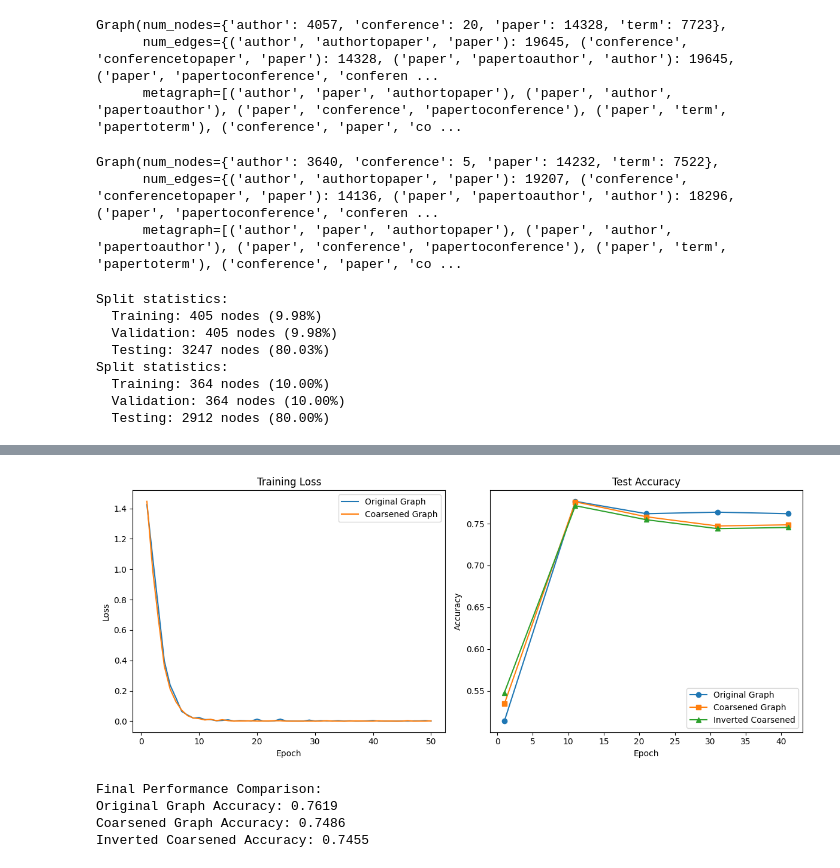
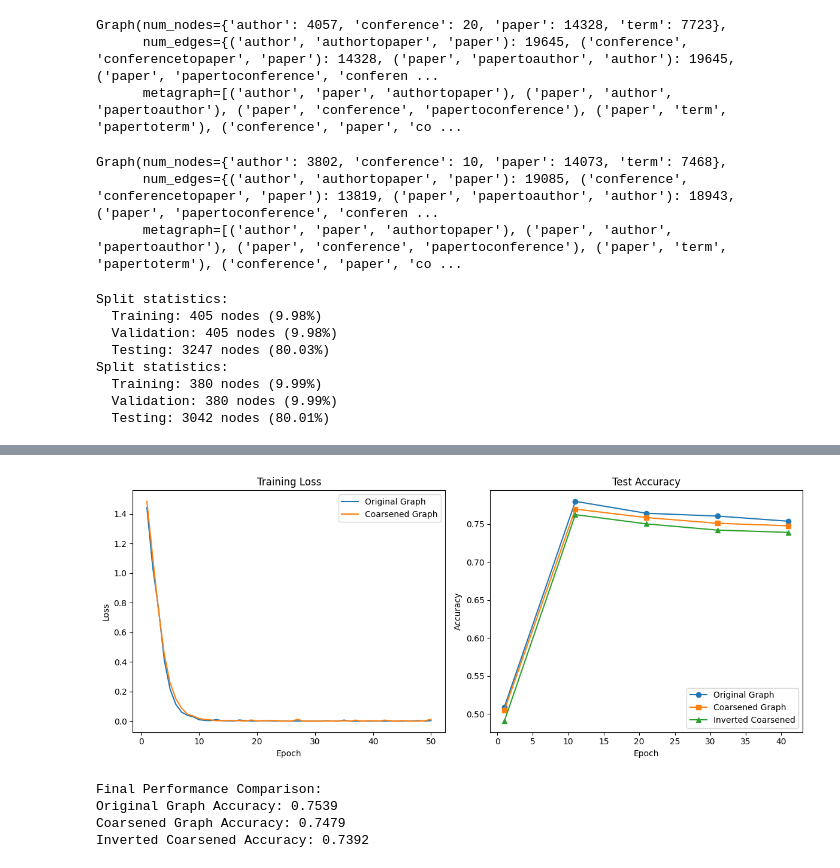
Before and after one commit to Robino-CK/convolution-matching, a Jupyter notebook: tests_dblp.ipynb, the cells around one changed output, grey strips where cells are left out. Cells and saved outputs as stored; diff of their text form; code cells hidden in the pictures.

Commit message:
added merge graph with caching

```diff
--- a/tests_dblp.ipynb
+++ b/tests_dblp.ipynb
@@ -8,23 +8,3 @@ import torch
 from test_data_converter import dgl_to_pyg_input
 # %% [output]
 WARNING:root:The OGB package is out of date. Your version is 1.3.4, while the latest version is 1.3.6.
-# %%
-
-dataset = DBLP()
-original_graph = dataset.load_graph()
-
-coarsener = HeteroCoarsener(None,original_graph, 0.5)
-
-H = coarsener._create_h_spatial_rgcn(original_graph)
-coarsener._init_merge_graph(coarsener._costs_of_merges(coarsener._candidaes_over_all(coarsener._init_costs_rgcn(H)), H))
-candidates = coarsener._find_lowest_cost_edges()
-
-
-for i in range(3):
-    for key, value in candidates.items():
-        coarsener.coarsened_graph,_ = coarsener._merge_nodes(coarsener.coarsened_graph, key, value)
-
-        coarsener.merge_graphs[key],_ = coarsener._merge_merge_nodes(coarsener.merge_graphs[key], value)
-    candidates = coarsener._neighbors_as_candidates()
-    cost_dict = coarsener._costs_of_merges(candidates, H)
-print(coarsener.coarsened_graph)
@@ -58,0 +11,7 @@ AssertionError: The input nids 3769 is out of the range [0:3769)
+# %%
+
+dataset = DBLP()
+original_graph = dataset.load_graph()
+
+coarsener = HeteroCoarsener(None,original_graph, 0.5)
+merge_graph, mapping = coarsener.summarize4()
@@ -65,8 +77,8 @@ Graph(num_nodes={'author': 4057, 'conference': 20, 'paper': 14328, 'term': 7723}
 # %%
 merge_graph
 # %% [output]
-Graph(num_nodes={'author': 3640, 'conference': 5, 'paper': 14232, 'term': 7522},
-      num_edges={('author', 'authortopaper', 'paper'): 19207, ('conference', 'conferencetopaper', 'paper'): 14136, ('paper', 'papertoauthor', 'author'): 18296, ('paper', 'papertoconference', 'conferen ...
+Graph(num_nodes={'author': 3802, 'conference': 10, 'paper': 14073, 'term': 7468},
+      num_edges={('author', 'authortopaper', 'paper'): 19085, ('conference', 'conferencetopaper', 'paper'): 13819, ('paper', 'papertoauthor', 'author'): 18943, ('paper', 'papertoconference', 'conferen ...
       metagraph=[('author', 'paper', 'authortopaper'), ('paper', 'author', 'papertoauthor'), ('paper', 'conference', 'papertoconference'), ('paper', 'term', 'papertoterm'), ('conference', 'paper', 'co ...
 # %%
 original_data, o_x_dict, o_edge_index_dict, o_node_types, o_edge_types = dgl_to_pyg_input(original_graph)
@@ -148,9 +160,9 @@ Split statistics:
   Validation: 405 nodes (9.98%)
   Testing: 3247 nodes (80.03%)
 Split statistics:
-  Training: 364 nodes (10.00%)
-  Validation: 364 nodes (10.00%)
-  Testing: 2912 nodes (80.00%)
+  Training: 380 nodes (9.99%)
+  Validation: 380 nodes (9.99%)
+  Testing: 3042 nodes (80.01%)
 # %%
 # Import necessary libraries (if not already imported)
 import torch
@@ -268,7 +280,7 @@ def test_coarsened():
         # Apply inversion mapping to evaluate how coarsened predictions map to original graph
         inverted_acc  = apply_inversion_mapping(
              pred,
-             mapping_author,
+             mapping,
              original_data[target_node_type]["label"],
              coarsened_data[target_node_type].test_mask
          )
@@ -367,5 +379,5 @@ Epoch 41:
-[figure, old version]
+[figure, new version]
 Final Performance Comparison:
-Original Graph Accuracy: 0.7619
-Coarsened Graph Accuracy: 0.7486
-Inverted Coarsened Accuracy: 0.7455
+Original Graph Accuracy: 0.7539
+Coarsened Graph Accuracy: 0.7479
+Inverted Coarsened Accuracy: 0.7392
```
Also changed, not shown: parts of 6 cells of this notebook, 1 other file.
